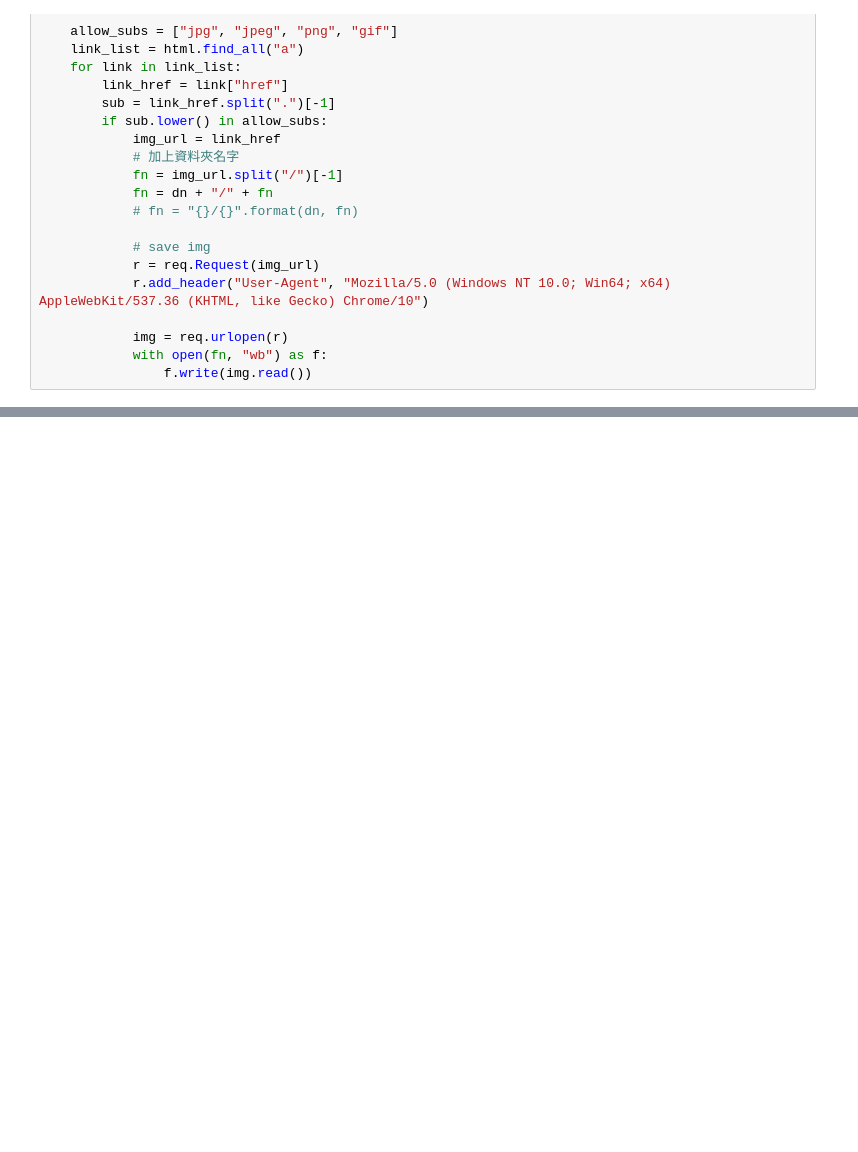
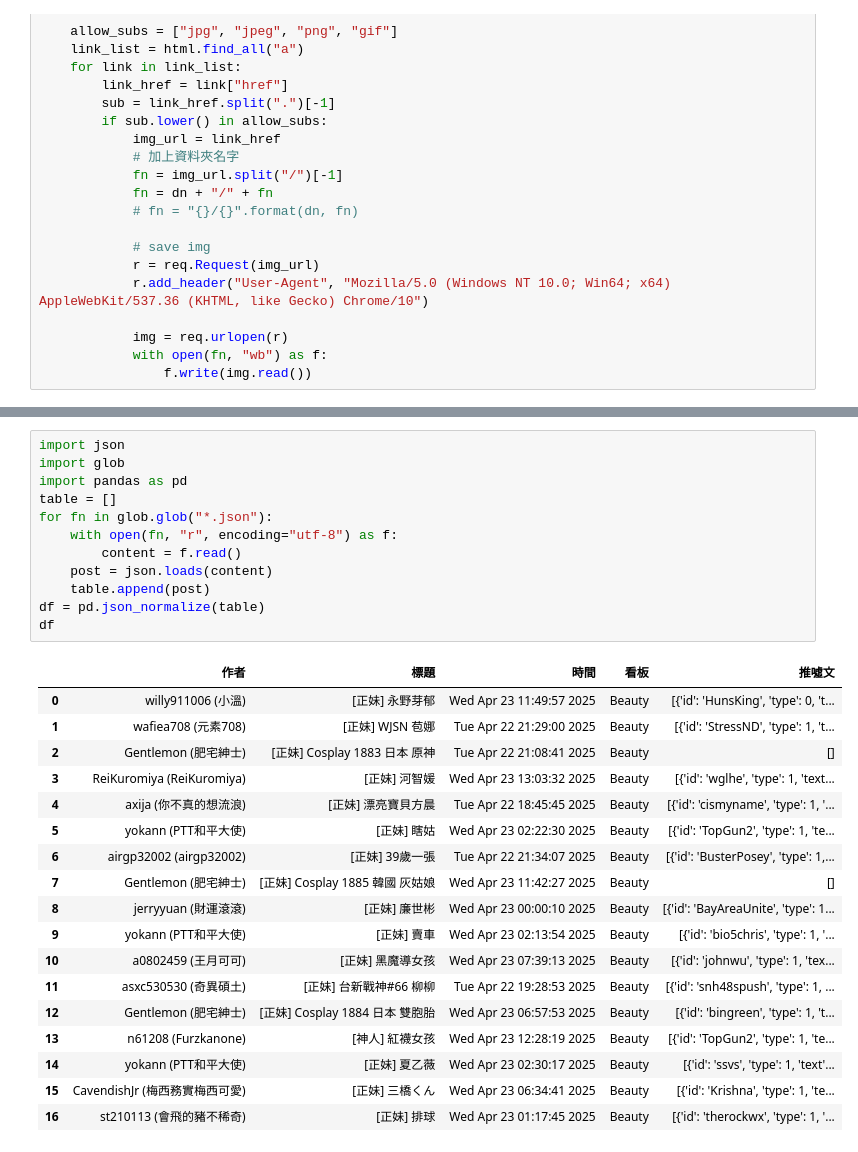
Before and after one commit to Elwing-Chou/tibame0410, a Jupyter notebook: tibame_0424.ipynb, the cells around one changed output, grey strips where cells are left out. Drawn from its saved outputs; the diff is of its cells as text; blank space fills up the shorter version.

```diff
--- a/tibame_0424.ipynb
+++ b/tibame_0424.ipynb
@@ -290,0 +320,31 @@ for post in post_list:
+# %%
+import json
+import glob
+import pandas as pd
+table = []
+for fn in glob.glob("*.json"):
+    with open(fn, "r", encoding="utf-8") as f:
+        content = f.read()
+    post = json.loads(content)
+    table.append(post)
+df = pd.json_normalize(table)
+df
+# %% [output]
+|  | 作者 | 標題 | 時間 | 看板 | 推噓文 |
+| 0 | willy911006 (小溫) | [正妹] 永野芽郁 | Wed Apr 23 11:49:57 2025 | Beauty | [{'id': 'HunsKing', 'type': 0, 't... |
+| 1 | wafiea708 (元素708) | [正妹] WJSN 苞娜 | Tue Apr 22 21:29:00 2025 | Beauty | [{'id': 'StressND', 'type': 1, 't... |
+| 2 | Gentlemon (肥宅紳士) | [正妹] Cosplay 1883 日本 原神 | Tue Apr 22 21:08:41 2025 | Beauty | [] |
+| 3 | ReiKuromiya (ReiKuromiya) | [正妹] 河智媛 | Wed Apr 23 13:03:32 2025 | Beauty | [{'id': 'wglhe', 'type': 1, 'text... |
+| 4 | axija (你不真的想流浪) | [正妹] 漂亮寶貝方晨 | Tue Apr 22 18:45:45 2025 | Beauty | [{'id': 'cismyname', 'type': 1, '... |
+| 5 | yokann (PTT和平大使) | [正妹] 瞎姑 | Wed Apr 23 02:22:30 2025 | Beauty | [{'id': 'TopGun2', 'type': 1, 'te... |
+| 6 | airgp32002 (airgp32002) | [正妹] 39歲一張 | Tue Apr 22 21:34:07 2025 | Beauty | [{'id': 'BusterPosey', 'type': 1,... |
+| 7 | Gentlemon (肥宅紳士) | [正妹] Cosplay 1885 韓國 灰姑娘 | Wed Apr 23 11:42:27 2025 | Beauty | [] |
+| 8 | jerryyuan (財運滾滾) | [正妹] 廉世彬 | Wed Apr 23 00:00:10 2025 | Beauty | [{'id': 'BayAreaUnite', 'type': 1... |
+| 9 | yokann (PTT和平大使) | [正妹] 賣車 | Wed Apr 23 02:13:54 2025 | Beauty | [{'id': 'bio5chris', 'type': 1, '... |
+| 10 | a0802459 (王月可可) | [正妹] 黑魔導女孩 | Wed Apr 23 07:39:13 2025 | Beauty | [{'id': 'johnwu', 'type': 1, 'tex... |
+| 11 | asxc530530 (奇異碩土) | [正妹] 台新戰神#66 柳柳 | Tue Apr 22 19:28:53 2025 | Beauty | [{'id': 'snh48spush', 'type': 1, ... |
+| 12 | Gentlemon (肥宅紳士) | [正妹] Cosplay 1884 日本 雙胞胎 | Wed Apr 23 06:57:53 2025 | Beauty | [{'id': 'bingreen', 'type': 1, 't... |
+| 13 | n61208 (Furzkanone) | [神人] 紅襪女孩 | Wed Apr 23 12:28:19 2025 | Beauty | [{'id': 'TopGun2', 'type': 1, 'te... |
+| 14 | yokann (PTT和平大使) | [正妹] 夏乙薇 | Wed Apr 23 02:30:17 2025 | Beauty | [{'id': 'ssvs', 'type': 1, 'text'... |
+| 15 | CavendishJr (梅西務實梅西可愛) | [正妹] 三橋くん | Wed Apr 23 06:34:41 2025 | Beauty | [{'id': 'Krishna', 'type': 1, 'te... |
+| 16 | st210113 (會飛的豬不稀奇) | [正妹] 排球 | Wed Apr 23 01:17:45 2025 | Beauty | [{'id': 'therockwx', 'type': 1, '... |
```
Also changed, not shown: parts of 2 cells of this notebook.
